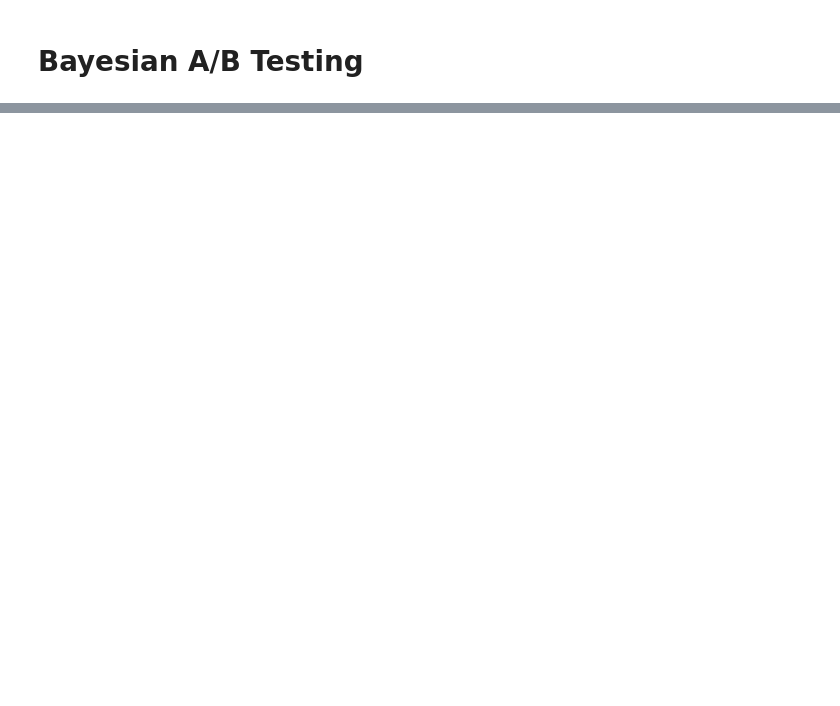
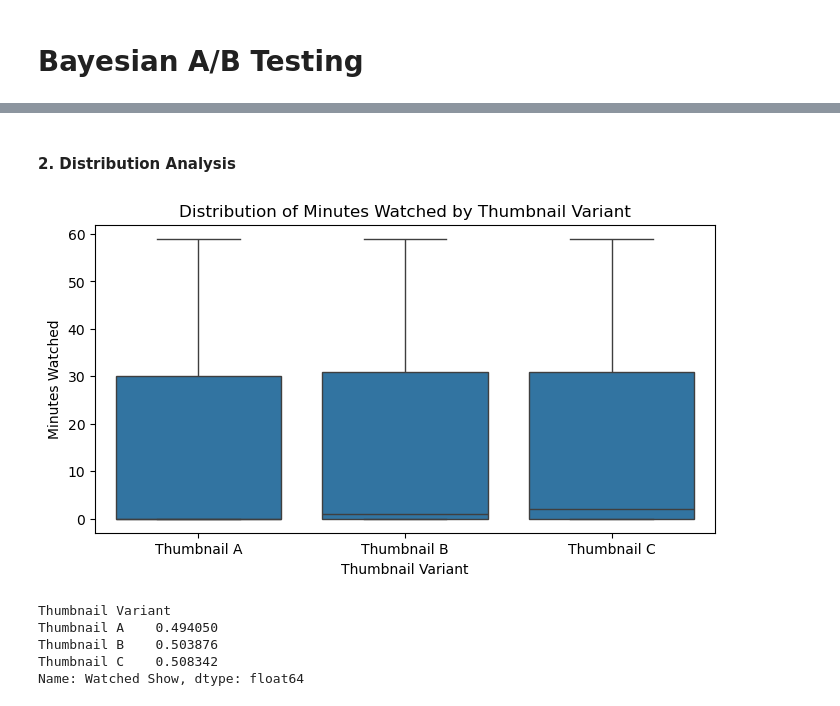
Before and after one commit to St1gg3r6/ZTMBusinessAnalytics, a Jupyter notebook: Business Analyst 2025/A-B Testing and Experimentation/Mastering A-B Testing/Mastering A_B Testing SU.ipynb, the cells around one changed output, grey strips where cells are left out. Saved outputs shown, nothing was run; the diff lists cells and outputs as text; code cells hidden in the pictures; blank space fills up the shorter version.

```diff
--- a/Business Analyst 2025/A-B Testing and Experimentation/Mastering A-B Testing/Mastering A_B Testing SU.ipynb
+++ b/Business Analyst 2025/A-B Testing and Experimentation/Mastering A-B Testing/Mastering A_B Testing SU.ipynb
@@ -135,0 +317,4 @@ tfd = tfp.distributions
+# %%
+# Load the data
+df_netflix = pd.read_csv('netflix_wednesday_thumbnail.csv')
+df_netflix.head()
@@ -135,0 +342,20 @@ tfd = tfp.distributions
+# %% [markdown]
+#### 2. Distribution Analysis
+# %%
+# Create a boxplot to visualise the distribution of 'Minutes Watched' by 'Thumbnail Variant'
+plt.figure(figsize=(8, 4))
+sns.boxplot(x='Thumbnail Variant', y='Minutes Watched', data=df_netflix)
+plt.title('Distribution of Minutes Watched by Thumbnail Variant')
+plt.show();
+# %% [output]
+[figure, added]
+# %%
+# Calculate the proportion of users who watched the show, grouped by 'Thumbnail Variant'
+watched_show_proportion = df_netflix.groupby('Thumbnail Variant')['Watched Show'].mean()
+print(watched_show_proportion)
+# %% [output]
+Thumbnail Variant
+Thumbnail A    0.494050
+Thumbnail B    0.503876
+Thumbnail C    0.508342
+Name: Watched Show, dtype: float64
```
Also changed, not shown: parts of 30 cells of this notebook, 1 other file.
